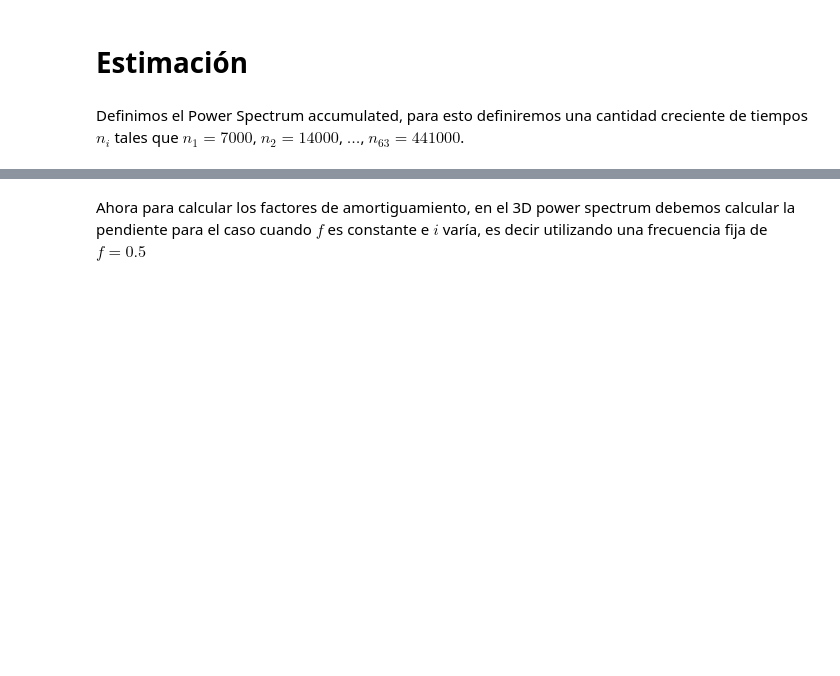
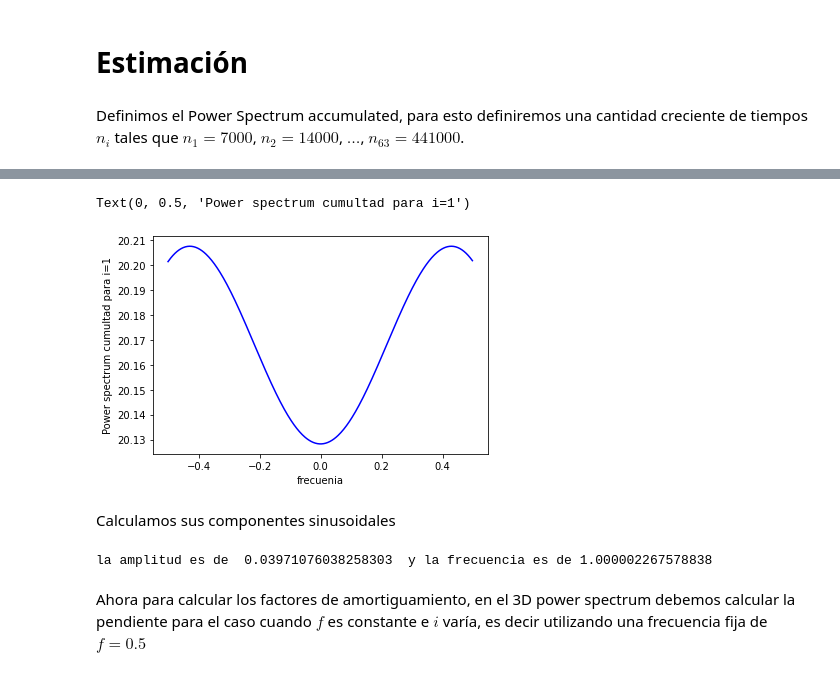
Before and after one commit to KevenSnow/ProyectoFMPS, a Jupyter notebook: FMPS.ipynb, the cells around one changed output, grey strips where cells are left out. Saved outputs shown, nothing was run; the diff lists cells and outputs as text; code cells hidden in the pictures; blank space fills up the shorter version.

```diff
--- a/FMPS.ipynb
+++ b/FMPS.ipynb
@@ -71,3 +94,20 @@ def pcum(x,f,i):
+# %%
+plt.figure()
+plt.plot(f,pf1,'b-')
+plt.xlabel('frecuenia')
+plt.ylabel('Power spectrum cumultad para i=1')
+# %% [output]
+Text(0, 0.5, 'Power spectrum cumultad para i=1')
+[figure, added]
+# %% [markdown]
+Calculamos sus componentes sinusoidales
+# %%
+A=(max(pf1)-min(pf1))/2  #amplitud
+L=(max(freq40)-min(freq40)) #longitud de onda
+fre=1/L
+print('la amplitud es de ', A ,' y la frecuencia es de' ,fre)
+# %% [output]
+la amplitud es de  0.03971076038258303  y la frecuencia es de 1.000002267578838
 # %% [markdown]
 Ahora para calcular los factores de amortiguamiento, en el 3D power spectrum debemos calcular la pendiente para el caso cuando $f$ es constante e $i$ varía, es decir utilizando una frecuencia fija de $f=0.5$
 # %% [markdown]
```
Also changed, not shown: parts of 7 cells of this notebook, 5 other files.
